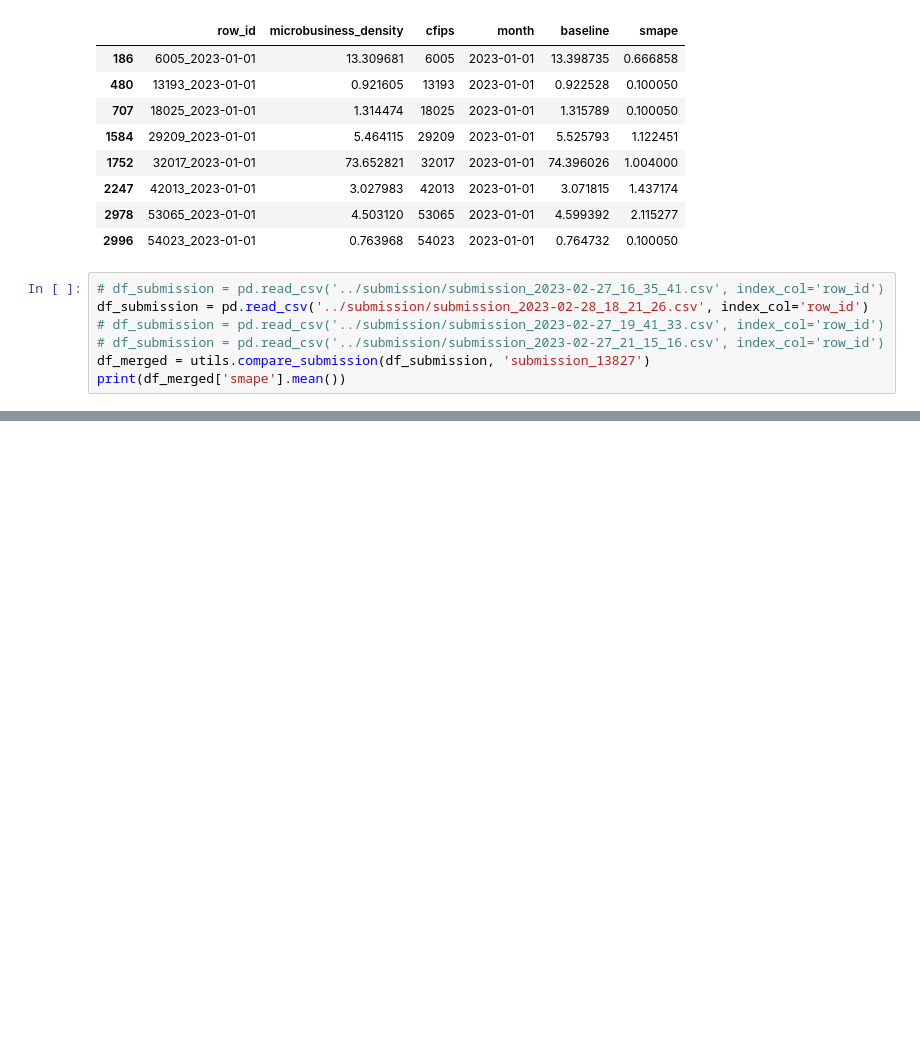
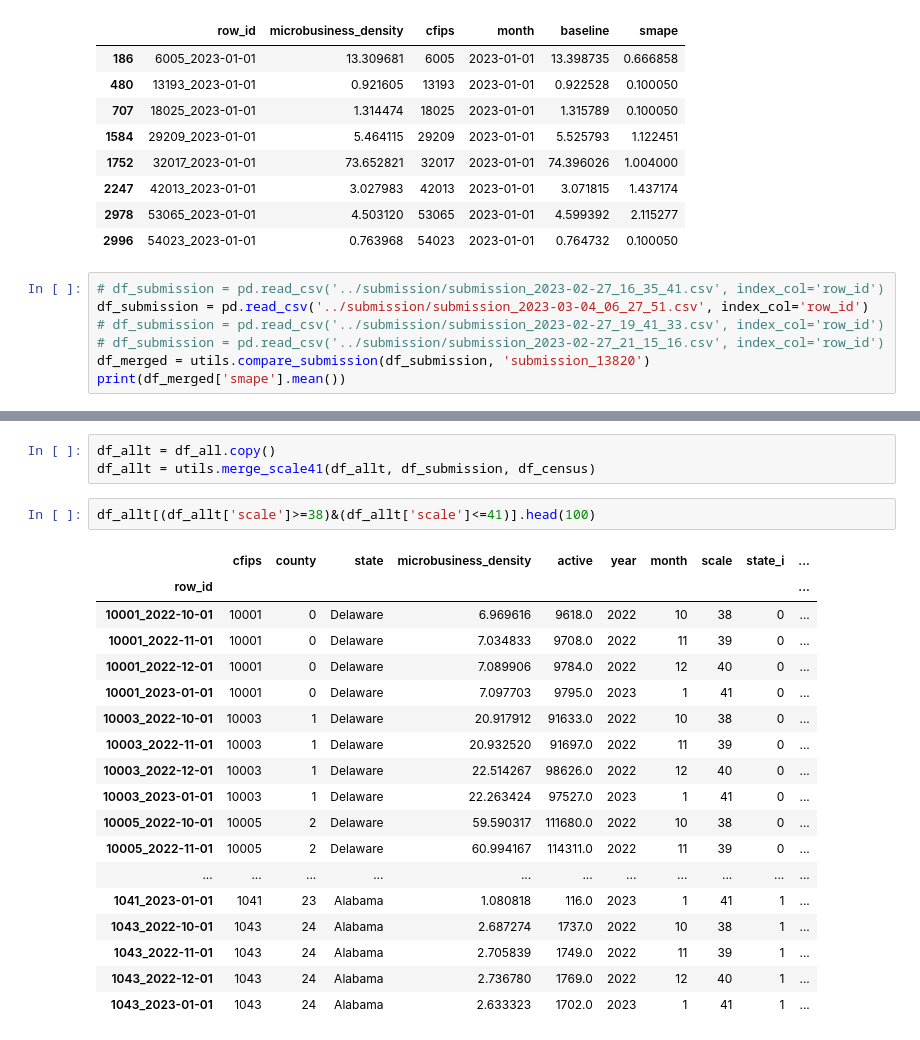
Before and after one commit to KazuakiTokunaga/kaggle-godaddy, a Jupyter notebook: code-analysis/analysis_work.ipynb, the cells around one changed output, grey strips where cells are left out. Cells and saved outputs as stored; diff of their text form; blank space fills up the shorter version.

```diff
--- a/code-analysis/analysis_work.ipynb
+++ b/code-analysis/analysis_work.ipynb
@@ -212,9 +198,9 @@ df_merged[df_merged['microbusiness_density']<df_merged['baseline']]
 | 2996 | 54023_2023-01-01 | 0.763968 | 54023 | 2023-01-01 | 0.764732 | 0.100050 |
 # %%
 # df_submission = pd.read_csv('../submission/submission_2023-02-27_16_35_41.csv', index_col='row_id')
-df_submission = pd.read_csv('../submission/submission_2023-02-28_18_21_26.csv', index_col='row_id')
+df_submission = pd.read_csv('../submission/submission_2023-03-04_06_27_51.csv', index_col='row_id')
 # df_submission = pd.read_csv('../submission/submission_2023-02-27_19_41_33.csv', index_col='row_id')
 # df_submission = pd.read_csv('../submission/submission_2023-02-27_21_15_16.csv', index_col='row_id')
-df_merged = utils.compare_submission(df_submission, 'submission_13827')
+df_merged = utils.compare_submission(df_submission, 'submission_13820')
 print(df_merged['smape'].mean())
 # %% [output]
@@ -221,0 +222,24 @@ print(df_merged['smape'].mean())
+# %%
+df_allt = df_all.copy()
+df_allt = utils.merge_scale41(df_allt, df_submission, df_census)
+# %%
+df_allt[(df_allt['scale']>=38)&(df_allt['scale']<=41)].head(100)
+# %% [output]
+|  | cfips | county | state | microbusiness_density | active | year | month | scale | state_i | ... |
+| row_id |  |  |  |  |  |  |  |  |  | ... |
+| 10001_2022-10-01 | 10001 | 0 | Delaware | 6.969616 | 9618.0 | 2022 | 10 | 38 | 0 | ... |
+| 10001_2022-11-01 | 10001 | 0 | Delaware | 7.034833 | 9708.0 | 2022 | 11 | 39 | 0 | ... |
+| 10001_2022-12-01 | 10001 | 0 | Delaware | 7.089906 | 9784.0 | 2022 | 12 | 40 | 0 | ... |
+| 10001_2023-01-01 | 10001 | 0 | Delaware | 7.097703 | 9795.0 | 2023 | 1 | 41 | 0 | ... |
+| 10003_2022-10-01 | 10003 | 1 | Delaware | 20.917912 | 91633.0 | 2022 | 10 | 38 | 0 | ... |
+| 10003_2022-11-01 | 10003 | 1 | Delaware | 20.932520 | 91697.0 | 2022 | 11 | 39 | 0 | ... |
+| 10003_2022-12-01 | 10003 | 1 | Delaware | 22.514267 | 98626.0 | 2022 | 12 | 40 | 0 | ... |
+| 10003_2023-01-01 | 10003 | 1 | Delaware | 22.263424 | 97527.0 | 2023 | 1 | 41 | 0 | ... |
+| 10005_2022-10-01 | 10005 | 2 | Delaware | 59.590317 | 111680.0 | 2022 | 10 | 38 | 0 | ... |
+| 10005_2022-11-01 | 10005 | 2 | Delaware | 60.994167 | 114311.0 | 2022 | 11 | 39 | 0 | ... |
+| ... | ... | ... | ... | ... | ... | ... | ... | ... | ... | ... |
+| 1041_2023-01-01 | 1041 | 23 | Alabama | 1.080818 | 116.0 | 2023 | 1 | 41 | 1 | ... |
+| 1043_2022-10-01 | 1043 | 24 | Alabama | 2.687274 | 1737.0 | 2022 | 10 | 38 | 1 | ... |
+| 1043_2022-11-01 | 1043 | 24 | Alabama | 2.705839 | 1749.0 | 2022 | 11 | 39 | 1 | ... |
+| 1043_2022-12-01 | 1043 | 24 | Alabama | 2.736780 | 1769.0 | 2022 | 12 | 40 | 1 | ... |
+| 1043_2023-01-01 | 1043 | 24 | Alabama | 2.633323 | 1702.0 | 2023 | 1 | 41 | 1 | ... |
```
Also changed, not shown: parts of 12 cells of this notebook, 3 other files.
